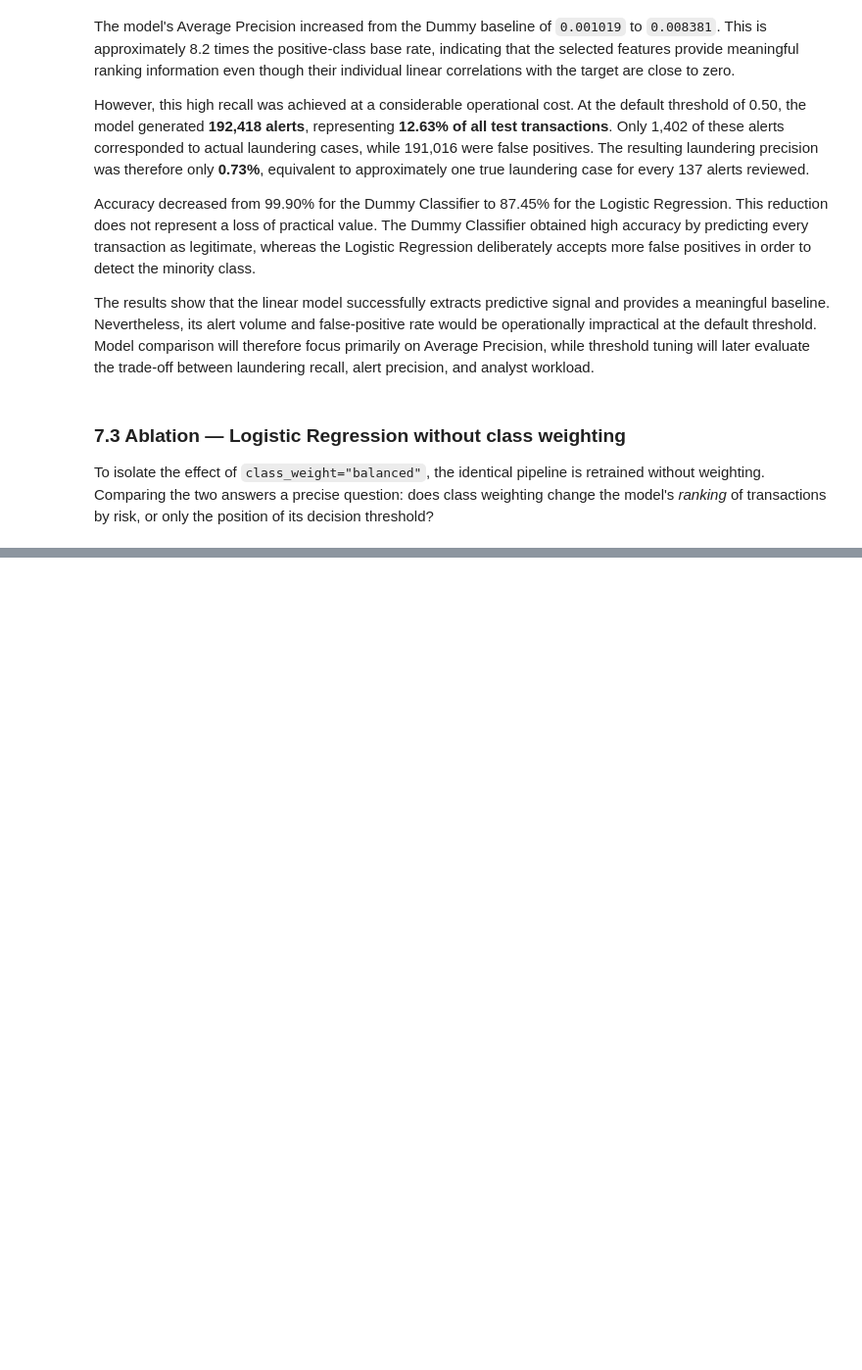
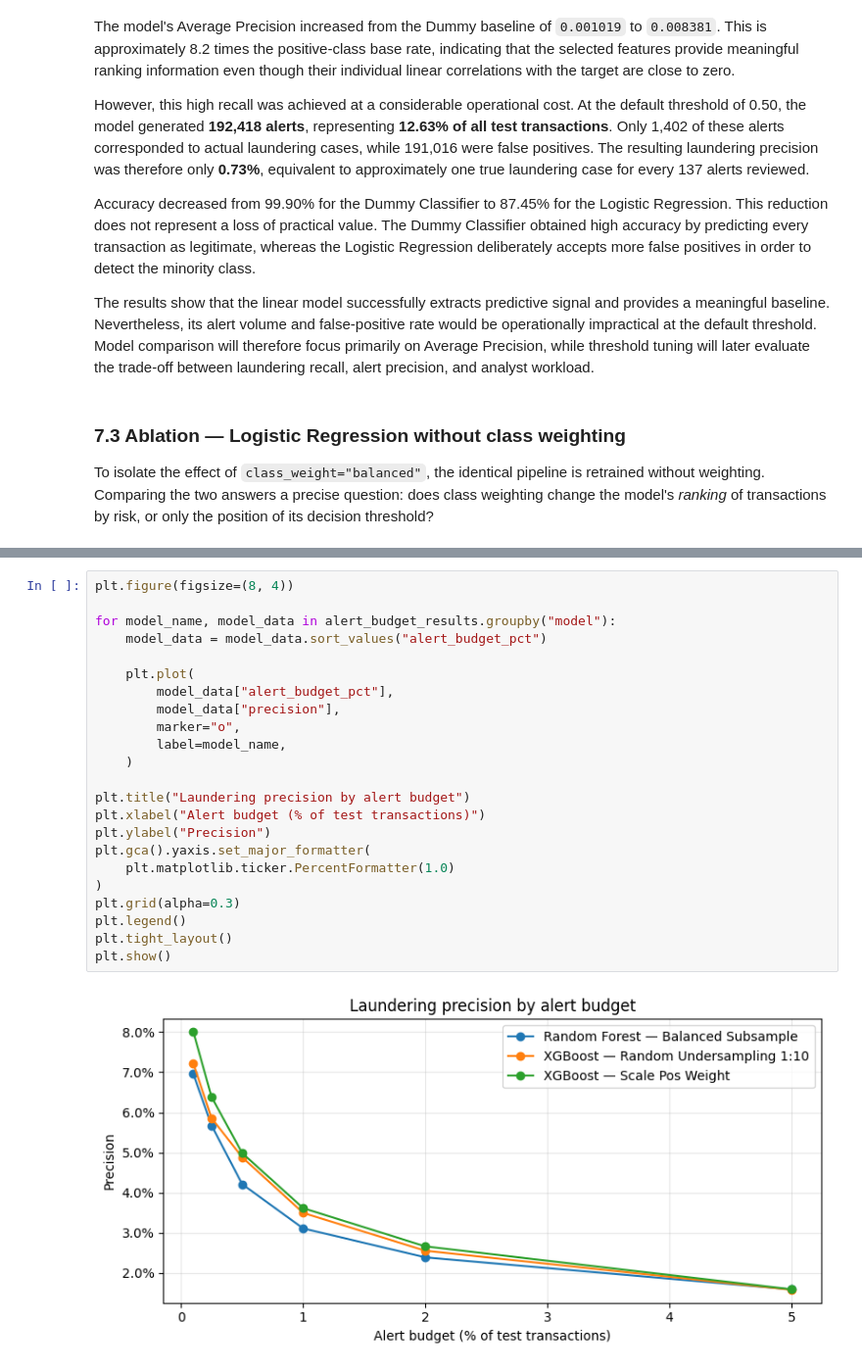
Before and after one commit to caiobernardinelli/amlguard, a Jupyter notebook: notebooks/01_aml_pipeline.ipynb, the cells around one changed output, grey strips where cells are left out. Shown at 98% size. Cells and saved outputs as stored; diff of their text form; blank space fills up the shorter version.

```diff
--- a/notebooks/01_aml_pipeline.ipynb
+++ b/notebooks/01_aml_pipeline.ipynb
@@ -1304,0 +2314,25 @@ Two practical consequences follow for the rest of the project:
+# %%
+plt.figure(figsize=(8, 4))
+
+for model_name, model_data in alert_budget_results.groupby("model"):
+    model_data = model_data.sort_values("alert_budget_pct")
+
+    plt.plot(
+        model_data["alert_budget_pct"],
+        model_data["precision"],
+        marker="o",
+        label=model_name,
+    )
+
+plt.title("Laundering precision by alert budget")
+plt.xlabel("Alert budget (% of test transactions)")
+plt.ylabel("Precision")
+plt.gca().yaxis.set_major_formatter(
+    plt.matplotlib.ticker.PercentFormatter(1.0)
+)
+plt.grid(alpha=0.3)
+plt.legend()
+plt.tight_layout()
+plt.show()
+# %% [output]
+[figure, added]
```
Also changed, not shown: parts of 65 cells of this notebook.
